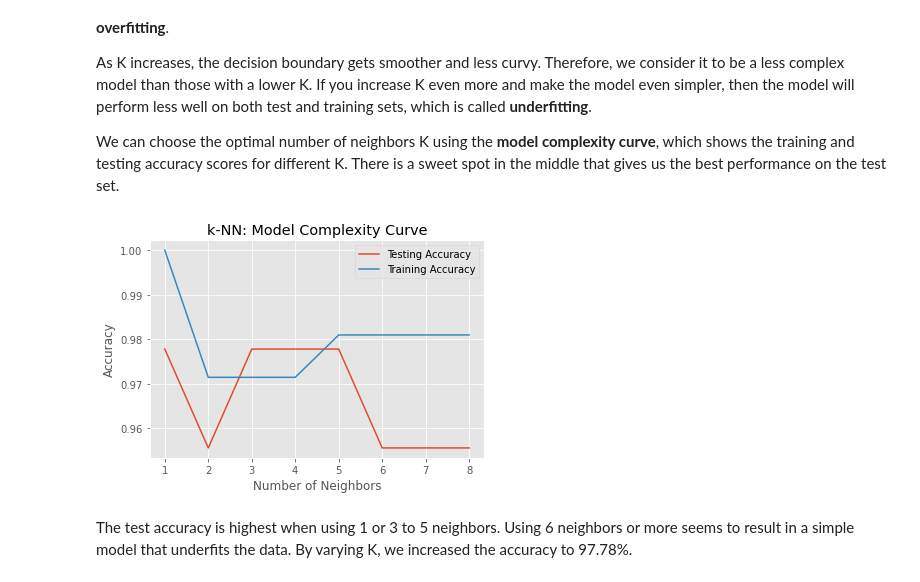
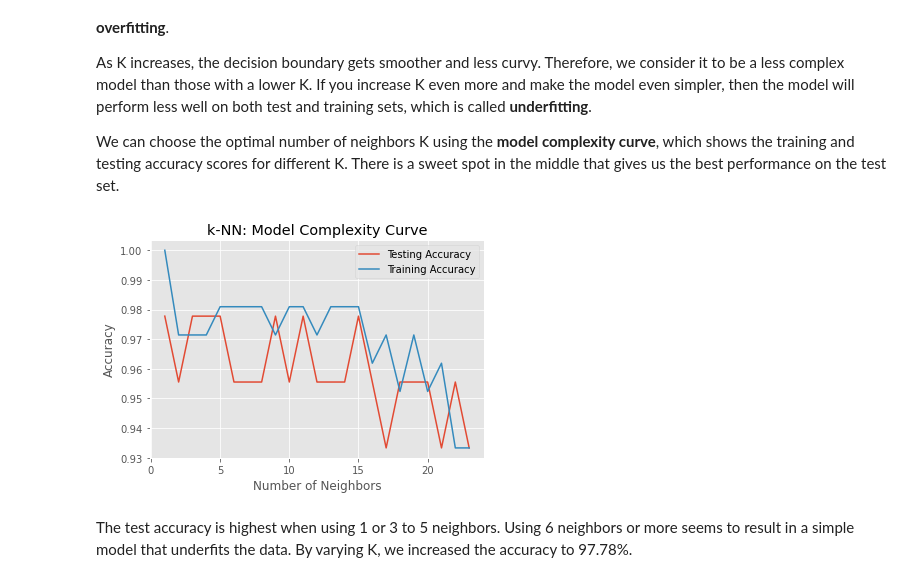
Before and after one commit to ysereda/Machine_Learning, a Jupyter notebook: Classification_kNN.Iris.ipynb, the cells around one changed output. Saved outputs shown, nothing was run; the diff lists cells and outputs as text; code cells hidden in the pictures.

```diff
--- a/Classification_kNN.Iris.ipynb
+++ b/Classification_kNN.Iris.ipynb
@@ -168,34 +154,34 @@ As K increases, the decision boundary gets smoother and less curvy. Therefore, w
 We can choose the optimal number of neighbors K using the <b>model complexity curve</b>, which shows the training and testing accuracy scores for different K. There is a sweet spot in the middle that gives us the best performance on the test set.
 # %%
 # Setup arrays to store train and test accuracies
-neighbors = np.arange(1, 9)
+neighbors = np.arange(1, 24)
 train_accuracy = np.empty(len(neighbors))
 test_accuracy = np.empty(len(neighbors))
 
 # Loop over different values of k
 for i, k in enumerate(neighbors):
     # Setup a k-NN Classifier with k neighbors: knn
     knn = KNeighborsClassifier(n_neighbors=k)
 
     # Fit the classifier to the training data
     knn.fit(X_train, y_train)
 
     #Compute accuracy on the training set
     train_accuracy[i] = knn.score(X_train, y_train)
 
     #Compute accuracy on the testing set
     test_accuracy[i] = knn.score(X_test, y_test)
 
 # Generate plot
 plt.title('k-NN: Model Complexity Curve')
 plt.plot(neighbors, test_accuracy, label = 'Testing Accuracy')
 plt.plot(neighbors, train_accuracy, label = 'Training Accuracy')
 plt.legend()
 plt.xlabel('Number of Neighbors')
 plt.ylabel('Accuracy')
 plt.show()
 # %% [output]
-[figure, old version]
+[figure, new version]
 # %% [markdown]
 The test accuracy is highest when using 1 or 3 to 5 neighbors. Using 6 neighbors or more seems to result in a simple model that underfits the data. By varying K, we increased the accuracy to 97.78%.
 # %%
```
Also changed, not shown: parts of 11 cells of this notebook.
